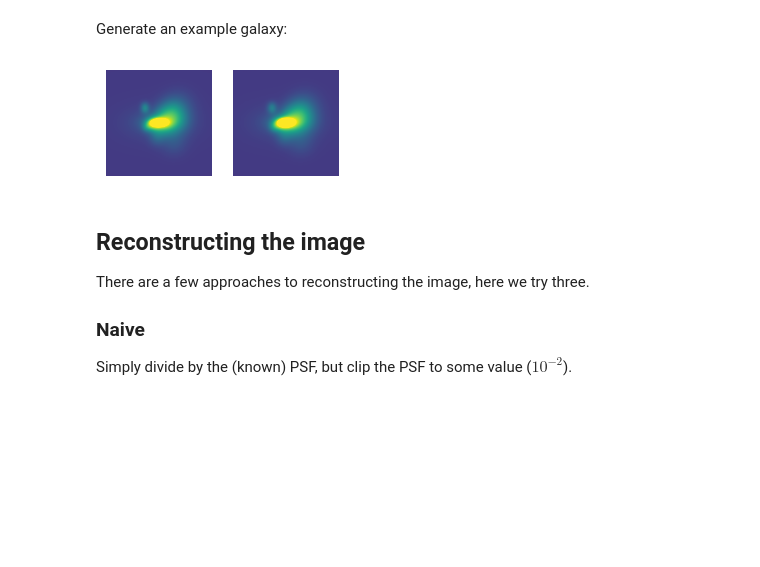
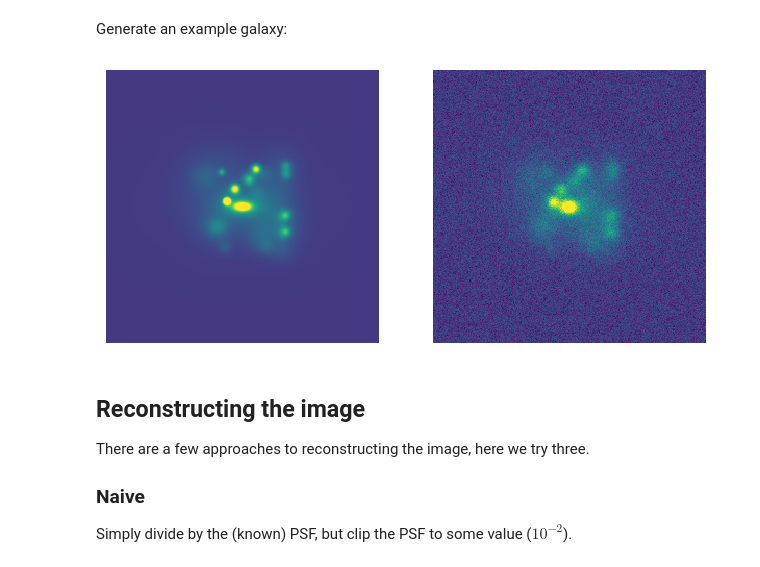
Before and after one commit to astro-nova/asymmetry, a Jupyter notebook: 4 Fourier New.ipynb, the cells around one changed output. Drawn from its saved outputs; the diff is of its cells as text; code cells hidden in the pictures; blank space fills up the shorter version.

Commit message:
real galaxy tests

```diff
--- a/4 Fourier New.ipynb
+++ b/4 Fourier New.ipynb
@@ -55,13 +55,13 @@ def make_perfect_galaxy(
     #################### SDSS set-up ###########################
     sdss_ra = 150
     sdss_dec = 2.3
-    filt = 'r'
-    bandpass_file = "passband_sdss_" + filt
-    bandpass = galsim.Bandpass(bandpass_file, wave_type = u.angstrom)
-    ## gain, exptime and diameter of telescope
-    telescope_params = {'g':4.8, 't_exp':53.91, 'D':2.5}
-    ## effective wavelength and width of filter
-    transmission_params = {'eff_wav':616.5, 'del_wav':137}
+    # filt = 'r'
+    # bandpass_file = "templates/passband_sdss_" + filt
+    # bandpass = galsim.Bandpass(bandpass_file, wave_type = u.angstrom)
+    # ## gain, exptime and diameter of telescope
+    # telescope_params = {'g':4.8, 't_exp':53.91, 'D':2.5}
+    # ## effective wavelength and width of filter
+    # transmission_params = {'eff_wav':616.5, 'del_wav':137}
 
     ############## Sersic profile only #########################
     # Calculate field of view in degrees
@@ -71,16 +71,14 @@ def make_perfect_galaxy(
     field_image, wcs = gen_image(sdss_ra, sdss_dec, pxscale, fov, fov)
 
     # create a galaxy with given params
-    galaxy = gen_galaxy(mag=mag, re=r_eff, n=sersic_n, q=q, beta=beta, telescope_params=telescope_params,
-                        transmission_params=transmission_params, bandpass=bandpass)
+    galaxy = gen_galaxy(mag=mag, re=r_eff, n=sersic_n, q=q, beta=beta)
 
     # get petrosian radius of galaxy in px
     r_pet = petrosian_sersic(fov, r_eff, 1)/pxscale
 
     ############## Asymmetry clumps ############################
      # generate all the clumps and their positions
-    clumps, all_xi, all_yi = create_clumps(field_image, r_pet, n_clumps, mag, telescope_params, transmission_params, bandpass,
-                                           clump_properties, random_clump_properties)
+    clumps, all_xi, all_yi = create_clumps(field_image, r_pet, n_clumps, mag, clump_properties, random_clump_properties)
 
 
     ############## Perfect image ###############################
@@ -92,7 +90,7 @@ def make_perfect_galaxy(
 
 
     ############## Add noise ####################################
-    image_noise, noise = sky_noise(image_psf, sky_mag, pxscale, telescope_params, transmission_params, bandpass, rms_noise=rms_noise)
+    image_noise, noise = sky_noise(image_psf, sky_mag, pxscale, rms_noise=rms_noise)
 
     return image_perfect, image_noise, noise
 # %% [markdown]
@@ -110,22 +108,22 @@ mag = 15.5
 r = 5
 q = 0.5
 n = 4
-n_clumps = 20
+n_clumps = 50
 
-pxscale = 0.396
-psf_fwhm = 0.7
+pxscale = 0.2
+psf_fwhm = 1.5
 psf_std = psf_fwhm * gaussian_fwhm_to_sigma
 # %% [markdown]
 Generate an example galaxy:
 # %%
 perfect_gal, real_gal, bg = make_perfect_galaxy(mag, r, 10.5, pxscale, n, q, n_clumps=n_clumps,
-                                                sky_mag=30, psf_fwhm=psf_fwhm, clump_properties=None)
-fig, axs = plt.subplots(1, 2, figsize=(3, 1.5))
+                                                sky_mag=22.5, psf_fwhm=psf_fwhm, clump_properties=None)
+fig, axs = plt.subplots(1, 2, figsize=(6, 3))
 axs[0].imshow(perfect_gal, vmin=-200, vmax=1000)
 axs[1].imshow(real_gal, vmin=-200, vmax=1000)
 for ax in axs: ax.axis('off')
 # %% [output]
-[figure, old version]
+[figure, new version]
 # %% [markdown]
 ## Reconstructing the image
 
```
Also changed, not shown: parts of 13 cells of this notebook, 22 other files.
